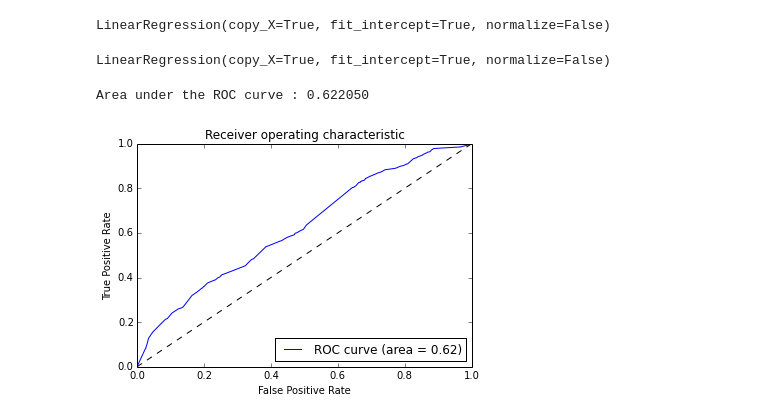
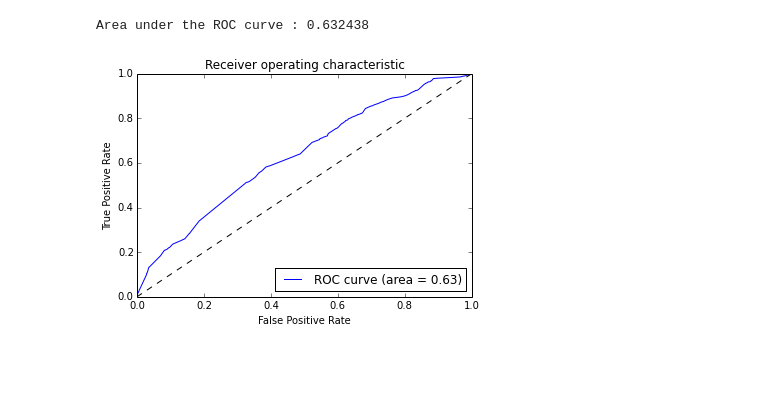
Before and after one commit to Kelvin-Zhong/Click-Through-Rate-Prediction, a Jupyter notebook: DecisionTree_NaiveBayes.ipynb, the cells around one changed output. Saved outputs shown, nothing was run; the diff lists cells and outputs as text; code cells hidden in the pictures; blank space fills up the shorter version.

```diff
--- a/DecisionTree_NaiveBayes.ipynb
+++ b/DecisionTree_NaiveBayes.ipynb
@@ -143,52 +183,26 @@ tData = featureTransfrom(np.array(data), 1, np.array(label))
-# %%
-from sklearn.linear_model import LinearRegression as lr
-
-lrInstance = lr()
-lrInstance.fit(tData, label)
-# %% [output]
-LinearRegression(copy_X=True, fit_intercept=True, normalize=False)
-# %%
-import numpy as np
-from sklearn.linear_model import LinearRegression as Lr
-
-file = open('Data/train_1234_new_rehashed_balanced.txt')
-
-data = []
-label = []
-
-# prepare the training data
-for line in file:
-    li = list(map(int, line.split(',')))
-    label.append(li[0])
-    data.append(li[1:11])
-
-tData = featureTransfrom(np.array(data), 1, np.array(label))
-
-lrInstance = Lr()
-lrInstance.fit(tData, label)
-# %% [output]
-LinearRegression(copy_X=True, fit_intercept=True, normalize=False)
 # %%
 import numpy as np
 from sklearn.linear_model import LinearRegression as Lr
+from sklearn.naive_bayes import GaussianNB
 
-file = open('Data/train1234_validation5_test6_new/test_6_new_rehashed.txt')
+(trainData, trainLabel, testData, testLabel) = readInData()
 
-test_label = []
-test_data = []
+tData = featureTransfrom(np.array(trainData), 1, np.array(trainLabel))
 
-for line in file:
-    li = list(map(int, line.split(',')))
-    test_label.append(li[0])
-    test_data.append(li[1:11])
+gnb = GaussianNB()
+gnb.fit(tData, trainLabel)
 
-tData = featureExtraTest(np.array(test_data), 1)
+# lrInstance = Lr()
+# lrInstance.fit(tData, trainLabel)
 
-for T in range(0, 30):
+tData = featureExtraTest(np.array(testData), 1)
+for T in range(0, 20):
     tResult = lrInstance.predict(tData)
-    tData = featureTransfrom(np.array(test_data), 1, tResult)
+    tData = featureTransfrom(np.array(testData), 1, tResult)
+
+ROC(testLabel, tResult)
+
+tData = featureTransfrom(np.array(trainData), 1, np.array(trainLabel))
+# %% [output]
+Area under the ROC curve : 0.632438
+[figure, added]
-# %%
-ROC(test_label, tResult)
-# %% [output]
-Area under the ROC curve : 0.622050
-[figure, removed]
```
Also changed, not shown: parts of 7 cells of this notebook.
